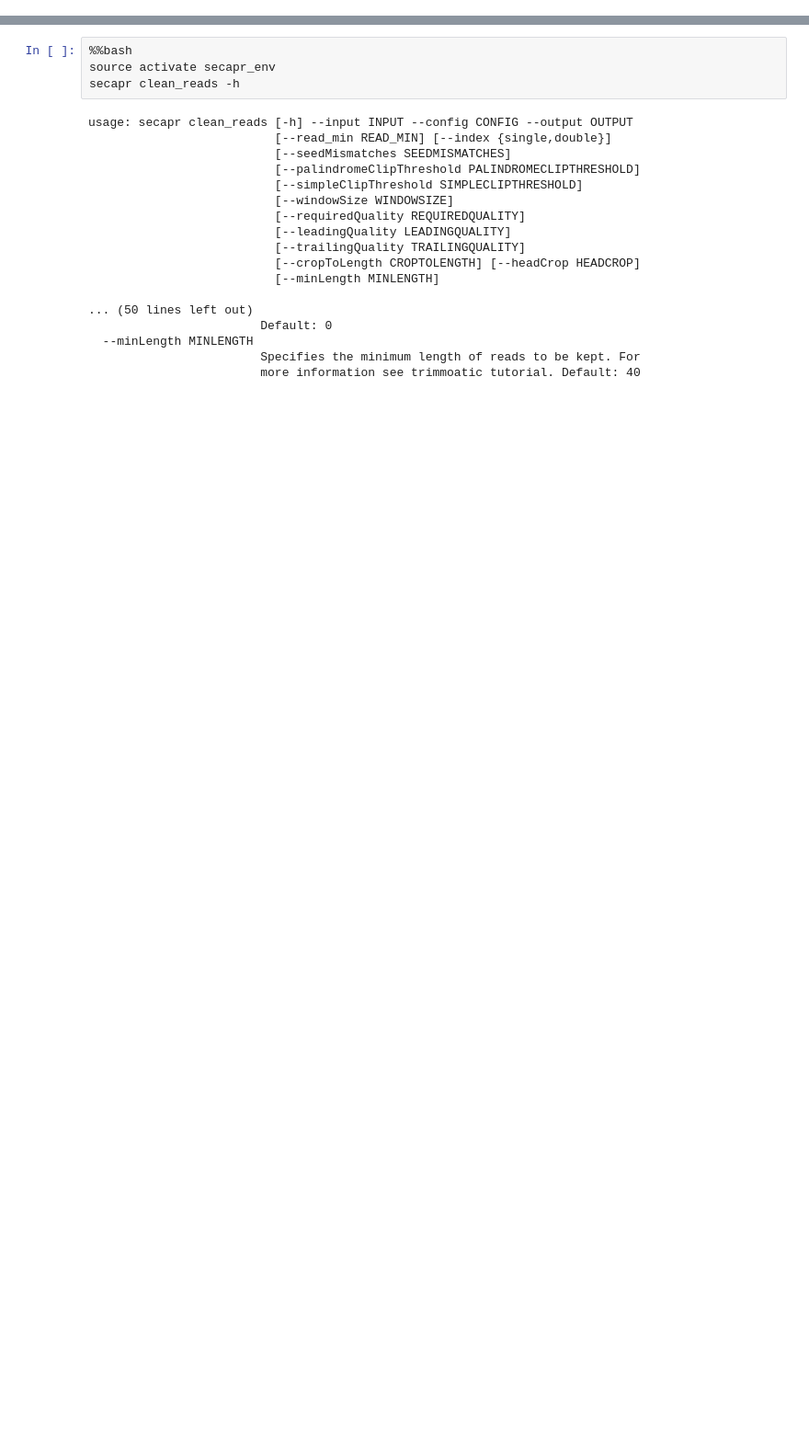
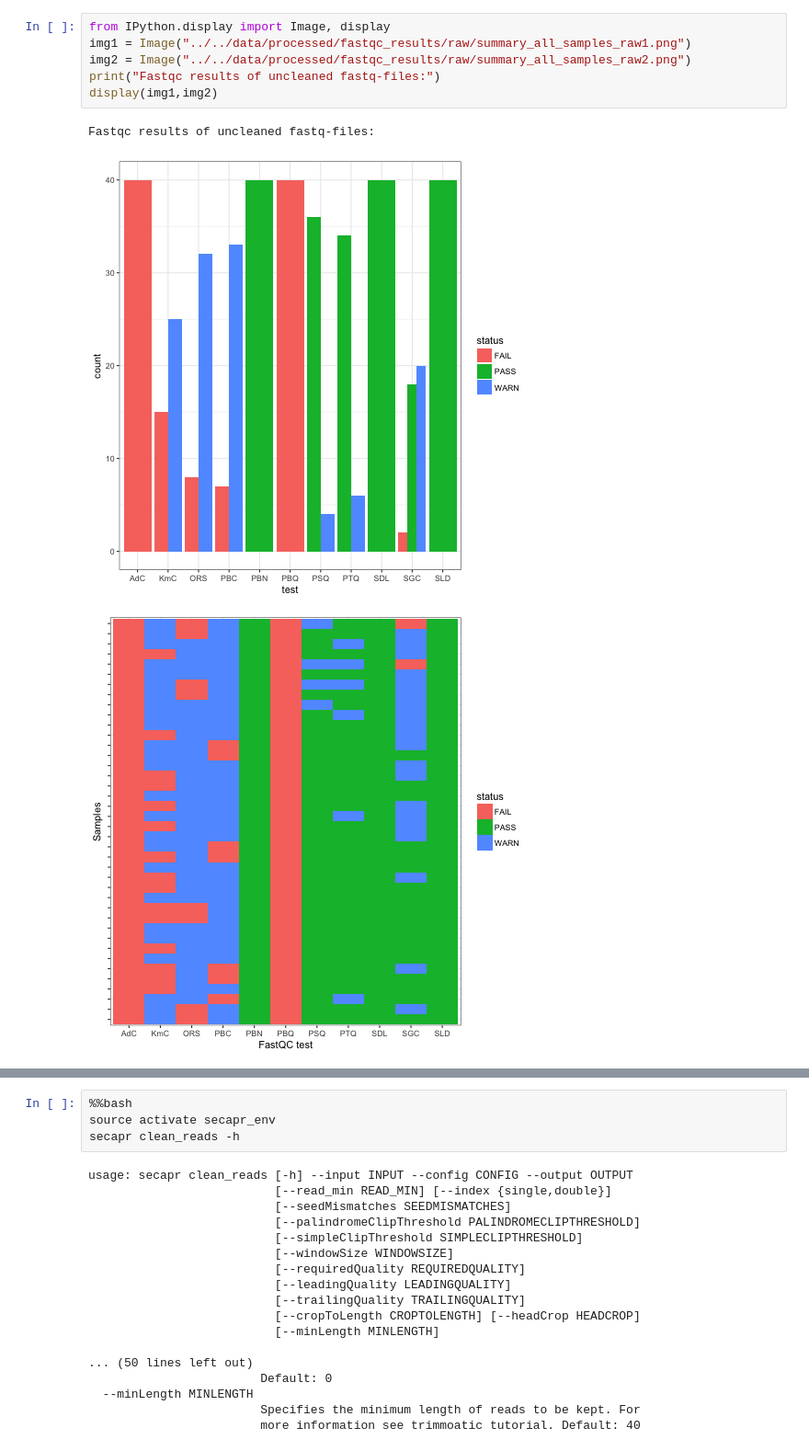
Before and after one commit to AntonelliLab/seqcap_processor, a Jupyter notebook: docs/notebook/cleaning_trimming.ipynb, the cells around one changed output, grey strips where cells are left out. Shown at 92% size. Saved outputs shown, nothing was run; the diff lists cells and outputs as text; blank space fills up the shorter version.

```diff
--- a/docs/notebook/cleaning_trimming.ipynb
+++ b/docs/notebook/cleaning_trimming.ipynb
@@ -26,0 +84,10 @@ ls ../../data/raw/fastq/
+# %%
+from IPython.display import Image, display
+img1 = Image("../../data/processed/fastqc_results/raw/summary_all_samples_raw1.png")
+img2 = Image("../../data/processed/fastqc_results/raw/summary_all_samples_raw2.png")
+print("Fastqc results of uncleaned fastq-files:")
+display(img1,img2)
+# %% [output]
+Fastqc results of uncleaned fastq-files:
+[figure, added]
+[figure, added]
```
Also changed, not shown: parts of 35 cells of this notebook, 3 other files.
